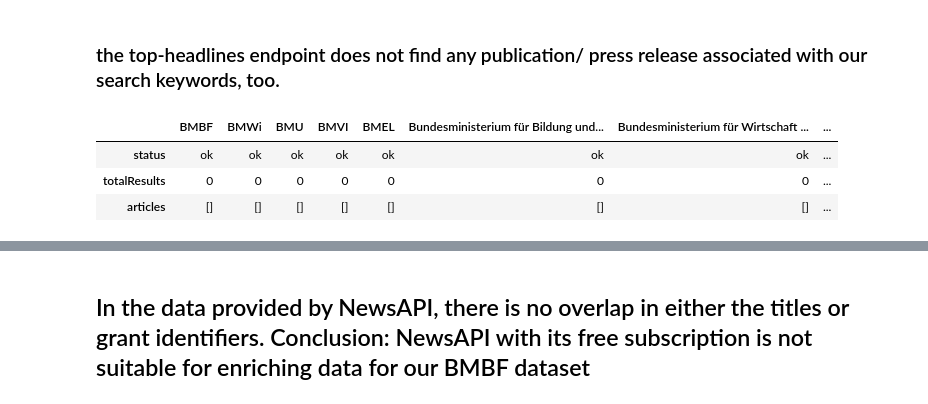
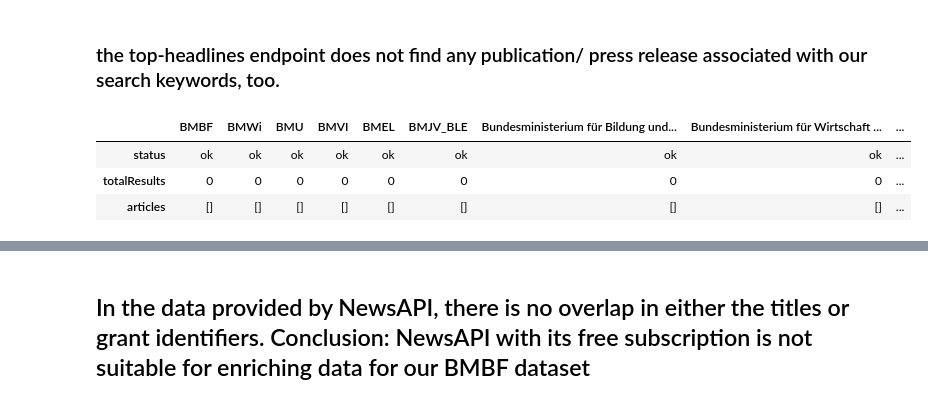
Before and after one commit to isaacduong/BMBF, a Jupyter notebook: eda/newsapi_data_enrichment (2. notebook).ipynb, the cells around one changed output, grey strips where cells are left out. Drawn from its saved outputs; the diff is of its cells as text; code cells hidden in the pictures.

Commit message:
tables visualization

```diff
--- a/eda/newsapi_data_enrichment (2. notebook).ipynb
+++ b/eda/newsapi_data_enrichment (2. notebook).ipynb
@@ -15,7 +16,7 @@ lang = "de"
 # everything endpoint url
 everything_url = f'https://newsapi.org/v2/everything?q=%s&language={lang}&apiKey={api_key}'
 
-search_keywords = [ "BMBF","BMWi","BMU","BMVI","BMEL",\
+search_keywords = [ "BMBF","BMWi","BMU","BMVI","BMEL","BMJV_BLE",\
                     "Bundesministerium für Bildung und Forschung",\
                     "Bundesministerium für Wirtschaft und Technologie",\
                     "Bundesministerium für Umwelt, Naturschutz, nukleare Sicherheit",\
@@ -113,15 +123,15 @@ print(len(FKZs_found))
 # %%
 # top-headlines endpoint url
 headlines_url= f"https://newsapi.org/v2/top-headlines?q=%s&apiKey={api_key}"
 headlines_responses = dict()
 for keyword in search_keywords:
 
     res = requests.get(headlines_url%keyword)
     headlines_responses[keyword] = res.json()
 
-pd.DataFrame().from_dict(headlines_responses).head()
+pd.DataFrame().from_dict(headlines_responses)
 # %% [output]
-|  | BMBF | BMWi | BMU | BMVI | BMEL | Bundesministerium für Bildung und... | Bundesministerium für Wirtschaft ... | ... |
-| status | ok | ok | ok | ok | ok | ok | ok | ... |
-| totalResults | 0 | 0 | 0 | 0 | 0 | 0 | 0 | ... |
-| articles | [] | [] | [] | [] | [] | [] | [] | ... |
+|  | BMBF | BMWi | BMU | BMVI | BMEL | BMJV_BLE | Bundesministerium für Bildung und... | Bundesministerium für Wirtschaft ... | ... |
+| status | ok | ok | ok | ok | ok | ok | ok | ok | ... |
+| totalResults | 0 | 0 | 0 | 0 | 0 | 0 | 0 | 0 | ... |
+| articles | [] | [] | [] | [] | [] | [] | [] | [] | ... |
```
Also changed, not shown: parts of 10 cells of this notebook, 13 other files.
